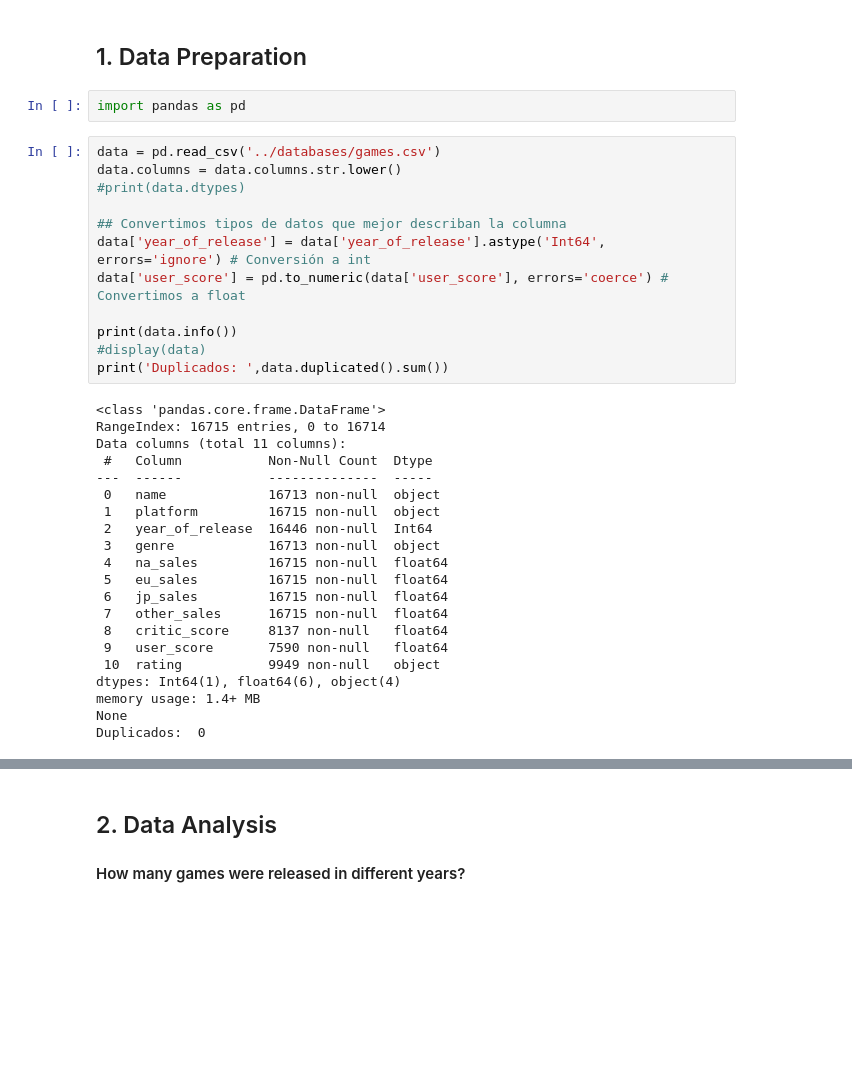
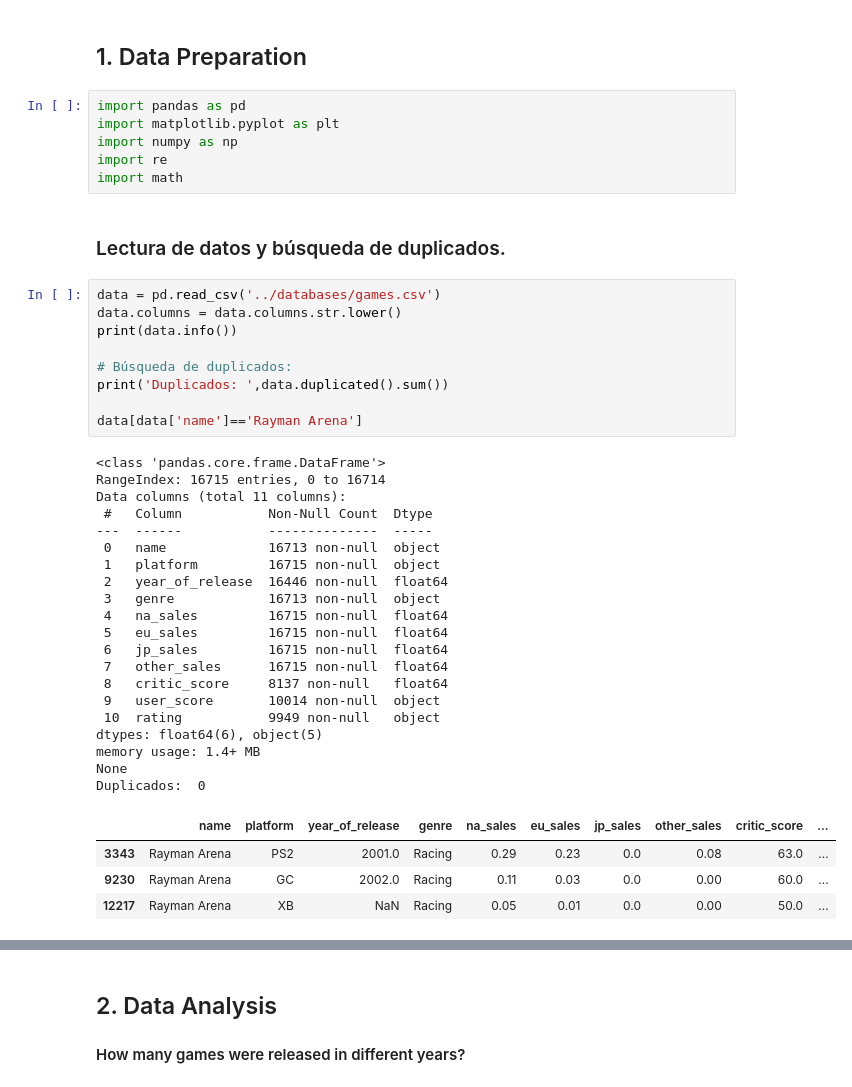
Before and after one commit to AlBerth-Dev/Ice_Videogames, a Jupyter notebook: notebooks/EDA.ipynb, the cells around one changed output, grey strips where cells are left out. Drawn from its saved outputs; the diff is of its cells as text; blank space fills up the shorter version.

```diff
--- a/notebooks/EDA.ipynb
+++ b/notebooks/EDA.ipynb
@@ -2,38 +2,45 @@
 # Exploratory and Statistical Data Analysis for Iced company
 # %% [markdown]
 ## 1. Data Preparation
-# %%
-import pandas as pd
+# %%
+import pandas as pd
+import matplotlib.pyplot as plt
+import numpy as np
+import re
+import math
+# %% [markdown]
+### Lectura de datos y búsqueda de duplicados.
 # %%
 data = pd.read_csv('../databases/games.csv')
 data.columns = data.columns.str.lower()
-#print(data.dtypes)
+print(data.info())
 
-## Convertimos tipos de datos que mejor describan la columna
-data['year_of_release'] = data['year_of_release'].astype('Int64', errors='ignore') # Conversión a int
-data['user_score'] = pd.to_numeric(data['user_score'], errors='coerce') # Convertimos a float
+# Búsqueda de duplicados:
+print('Duplicados: ',data.duplicated().sum())
 
-print(data.info())
-#display(data)
-print('Duplicados: ',data.duplicated().sum())
+data[data['name']=='Rayman Arena']
 # %% [output]
 <class 'pandas.core.frame.DataFrame'>
 RangeIndex: 16715 entries, 0 to 16714
 Data columns (total 11 columns):
  #   Column           Non-Null Count  Dtype
 ---  ------           --------------  -----
  0   name             16713 non-null  object
  1   platform         16715 non-null  object
- 2   year_of_release  16446 non-null  Int64
+ 2   year_of_release  16446 non-null  float64
  3   genre            16713 non-null  object
  4   na_sales         16715 non-null  float64
  5   eu_sales         16715 non-null  float64
  6   jp_sales         16715 non-null  float64
  7   other_sales      16715 non-null  float64
  8   critic_score     8137 non-null   float64
- 9   user_score       7590 non-null   float64
+ 9   user_score       10014 non-null  object
  10  rating           9949 non-null   object
-dtypes: Int64(1), float64(6), object(4)
+dtypes: float64(6), object(5)
 memory usage: 1.4+ MB
 None
 Duplicados:  0
+|  | name | platform | year_of_release | genre | na_sales | eu_sales | jp_sales | other_sales | critic_score | ... |
+| 3343 | Rayman Arena | PS2 | 2001.0 | Racing | 0.29 | 0.23 | 0.0 | 0.08 | 63.0 | ... |
+| 9230 | Rayman Arena | GC | 2002.0 | Racing | 0.11 | 0.03 | 0.0 | 0.00 | 60.0 | ... |
+| 12217 | Rayman Arena | XB | NaN | Racing | 0.05 | 0.01 | 0.0 | 0.00 | 50.0 | ... |
```
Also changed, not shown: parts of 14 cells of this notebook.
